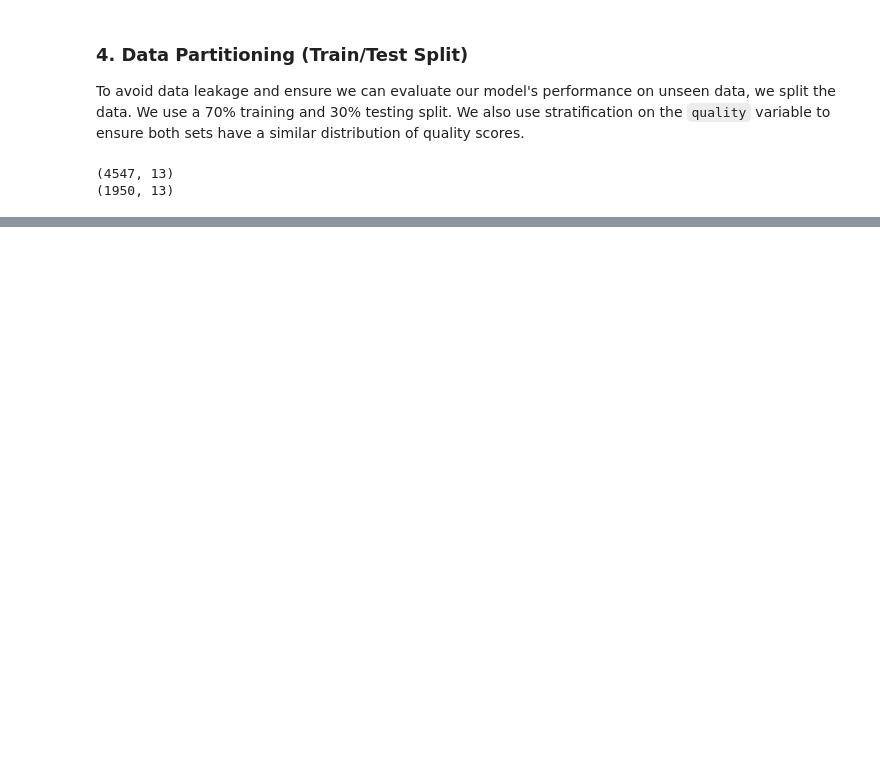
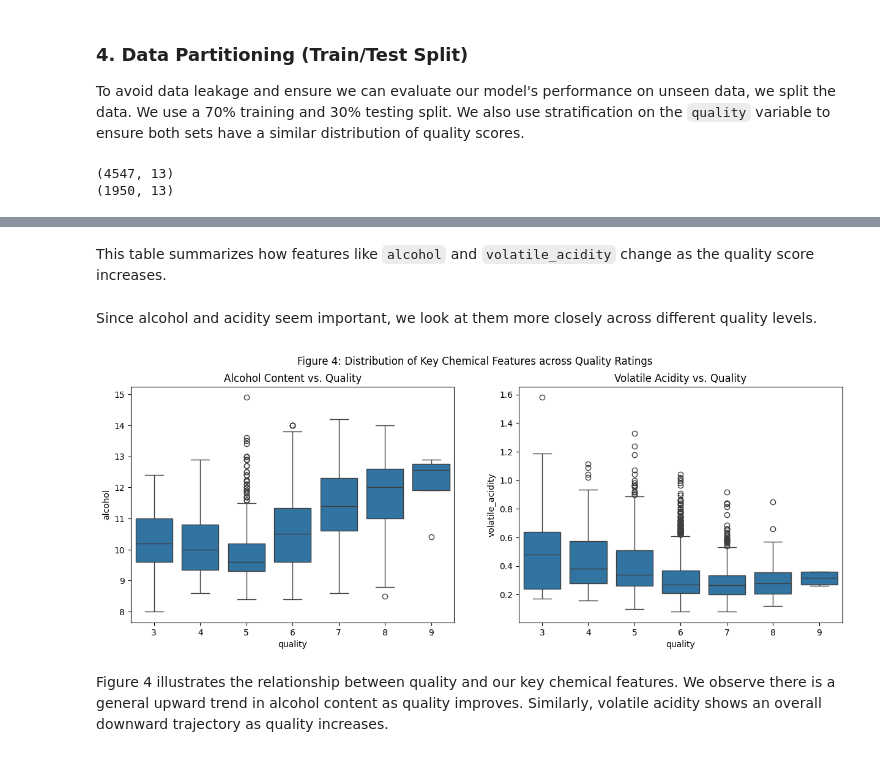
Before and after one commit to UBC-DSCI-310-2025W2/dsci-310-group-13, a Jupyter notebook: wine-quality-analysis.ipynb, the cells around one changed output, grey strips where cells are left out. Saved outputs shown, nothing was run; the diff lists cells and outputs as text; code cells hidden in the pictures; blank space fills up the shorter version.

```diff
--- a/wine-quality-analysis.ipynb
+++ b/wine-quality-analysis.ipynb
@@ -91,0 +178,22 @@ print(test.shape)
+# %% [markdown]
+This table summarizes how features like `alcohol` and `volatile_acidity` change as the quality score increases.
+# %% [markdown]
+Since alcohol and acidity seem important, we look at them more closely across different quality levels.
+# %%
+# visualize feature distribution by quality
+fig, axes = plt.subplots(1, 2, figsize=(15, 5))
+
+# alcohol vs quality
+sns.boxplot(data=train, x='quality', y='alcohol', ax=axes[0])
+axes[0].set_title("Alcohol Content vs. Quality")
+
+# volatile Acidity vs quality
+sns.boxplot(data=train, x='quality', y='volatile_acidity', ax=axes[1])
+axes[1].set_title("Volatile Acidity vs. Quality")
+
+plt.suptitle("Figure 4: Distribution of Key Chemical Features across Quality Ratings")
+plt.show()
+# %% [output]
+[figure, added]
+# %% [markdown]
+Figure 4 illustrates the relationship between quality and our key chemical features. We observe there is a general upward trend in alcohol content as quality improves. Similarly, volatile acidity shows an overall downward trajectory as quality increases.
```
Also changed, not shown: parts of 20 cells of this notebook.
